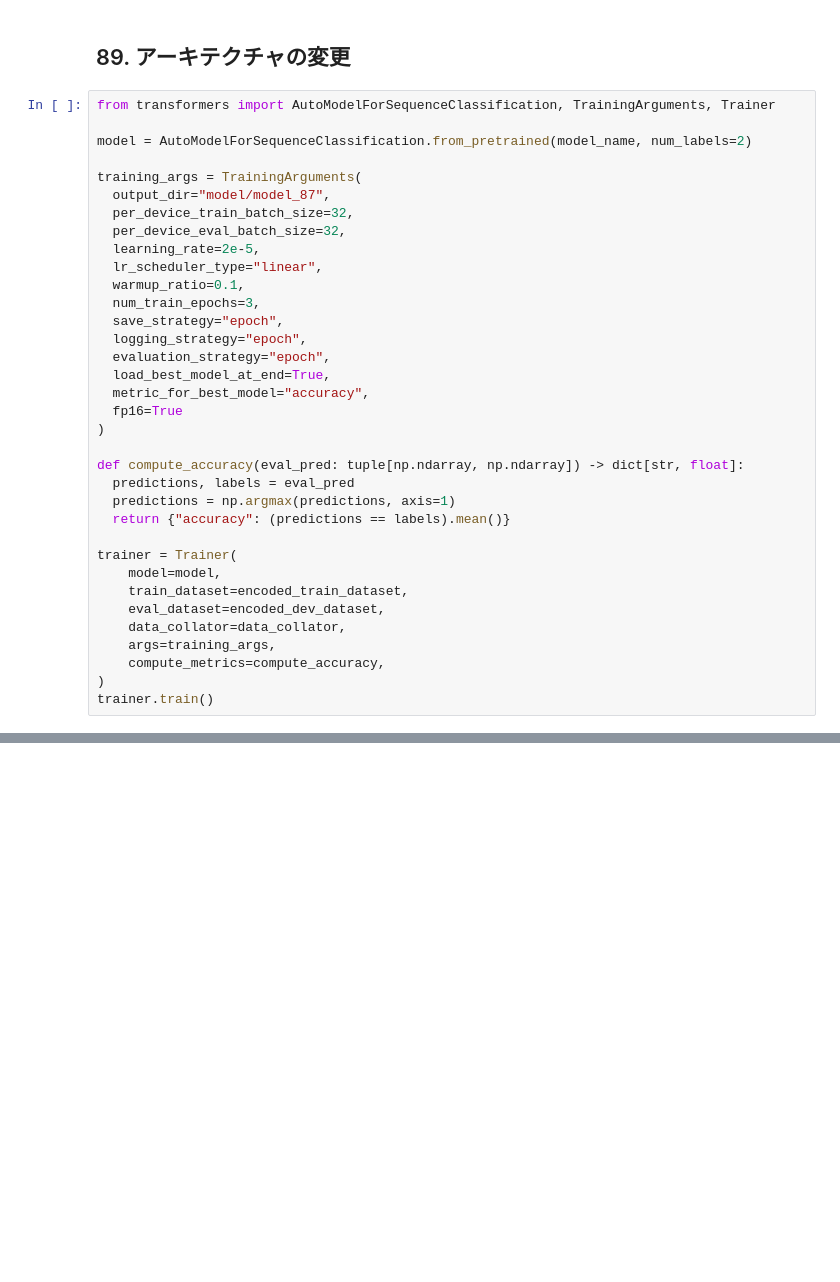
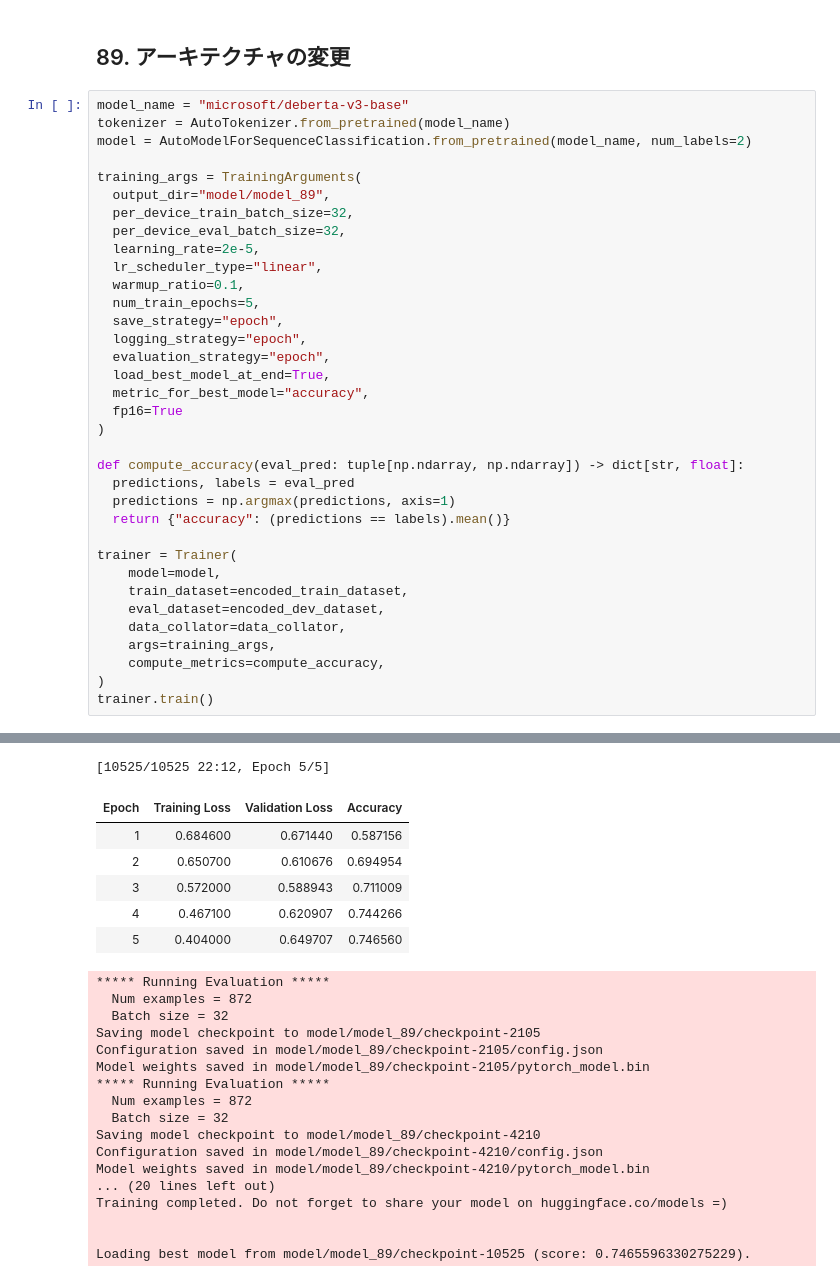
Before and after one commit to j329nish/100knocks, a Jupyter notebook: chapter9.ipynb, the cells around one changed output, grey strips where cells are left out. Cells and saved outputs as stored; diff of their text form; blank space fills up the shorter version.

```diff
--- a/chapter9.ipynb
+++ b/chapter9.ipynb
@@ -352,18 +352,18 @@ Model config BertConfig {
 # %% [markdown]
 ## 89. アーキテクチャの変更
 # %%
-from transformers import AutoModelForSequenceClassification, TrainingArguments, Trainer
-
+model_name = "microsoft/deberta-v3-base"
+tokenizer = AutoTokenizer.from_pretrained(model_name)
 model = AutoModelForSequenceClassification.from_pretrained(model_name, num_labels=2)
 
 training_args = TrainingArguments(
-  output_dir="model/model_87",
+  output_dir="model/model_89",
   per_device_train_batch_size=32,
   per_device_eval_batch_size=32,
   learning_rate=2e-5,
   lr_scheduler_type="linear",
   warmup_ratio=0.1,
-  num_train_epochs=3,
+  num_train_epochs=5,
   save_strategy="epoch",
   logging_strategy="epoch",
   evaluation_strategy="epoch",
@@ -386,3 +386,4 @@ trainer = Trainer(
     compute_metrics=compute_accuracy,
 )
 trainer.train()
+# %% [output]
@@ -388,0 +407,24 @@ trainer.train()
+[10525/10525 22:12, Epoch 5/5]
+| Epoch | Training Loss | Validation Loss | Accuracy |
+| 1 | 0.684600 | 0.671440 | 0.587156 |
+| 2 | 0.650700 | 0.610676 | 0.694954 |
+| 3 | 0.572000 | 0.588943 | 0.711009 |
+| 4 | 0.467100 | 0.620907 | 0.744266 |
+| 5 | 0.404000 | 0.649707 | 0.746560 |
+***** Running Evaluation *****
+  Num examples = 872
+  Batch size = 32
+Saving model checkpoint to model/model_89/checkpoint-2105
+Configuration saved in model/model_89/checkpoint-2105/config.json
+Model weights saved in model/model_89/checkpoint-2105/pytorch_model.bin
+***** Running Evaluation *****
+  Num examples = 872
+  Batch size = 32
+Saving model checkpoint to model/model_89/checkpoint-4210
+Configuration saved in model/model_89/checkpoint-4210/config.json
+Model weights saved in model/model_89/checkpoint-4210/pytorch_model.bin
+... (20 lines left out)
+Training completed. Do not forget to share your model on huggingface.co/models =)
+
+
+Loading best model from model/model_89/checkpoint-10525 (score: 0.7465596330275229).
```
Also changed, not shown: parts of 1 cell of this notebook, 1 other file.
